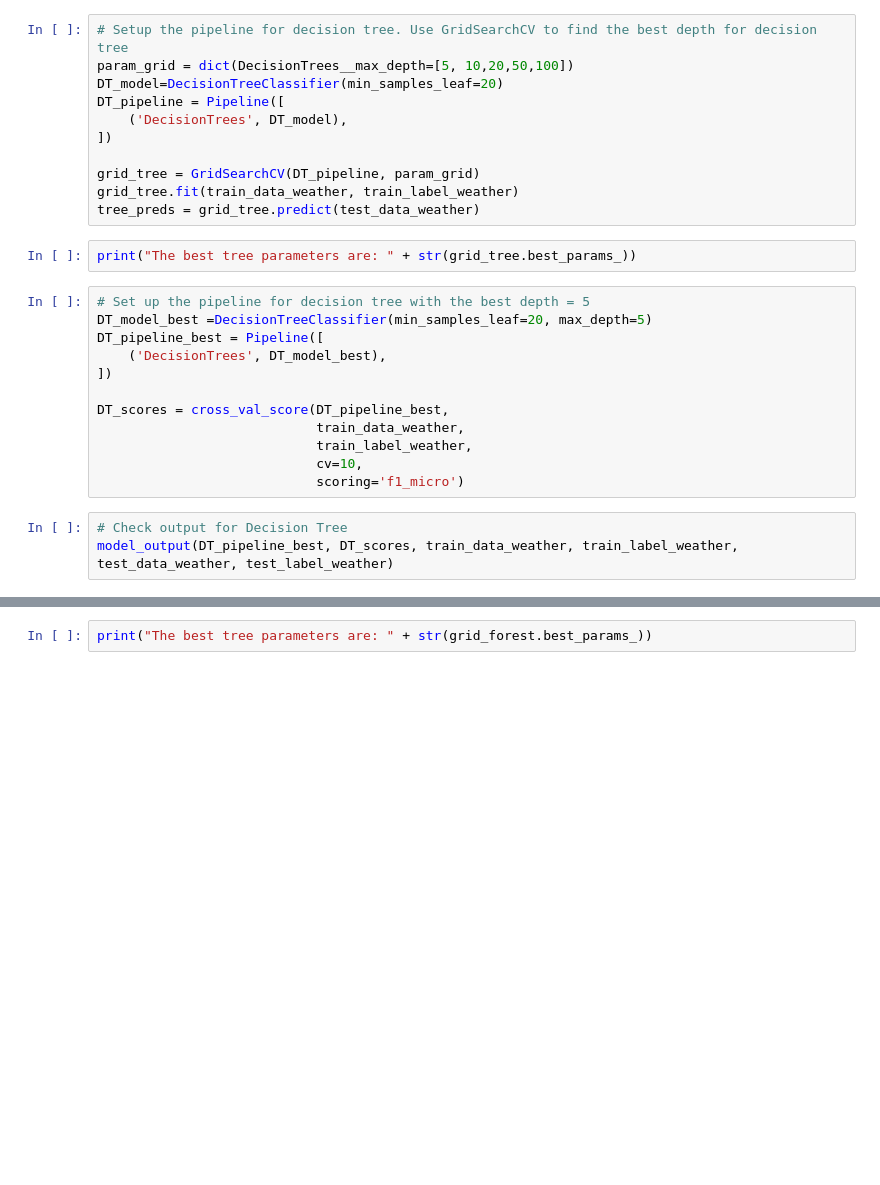
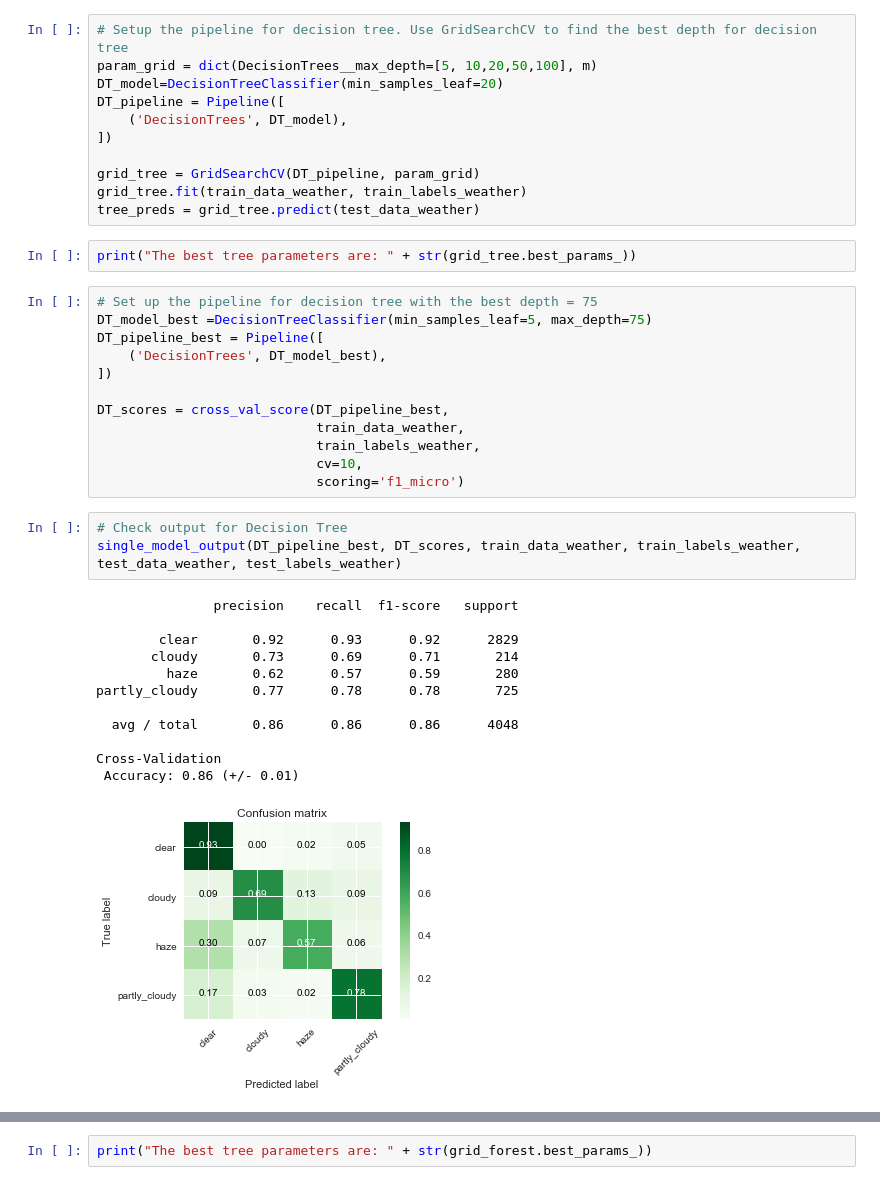
Before and after one commit to sairavuru/amazon_w207, a Jupyter notebook: w207_amazon_final_prediction.ipynb, the cells around one changed output, grey strips where cells are left out. Drawn from its saved outputs; the diff is of its cells as text; blank space fills up the shorter version.

```diff
--- a/w207_amazon_final_prediction.ipynb
+++ b/w207_amazon_final_prediction.ipynb
@@ -158,31 +166,44 @@ Which labels is it confusing? Everything for Clear by the look of if
 # %%
 # Setup the pipeline for decision tree. Use GridSearchCV to find the best depth for decision tree
-param_grid = dict(DecisionTrees__max_depth=[5, 10,20,50,100])
+param_grid = dict(DecisionTrees__max_depth=[5, 10,20,50,100], m)
 DT_model=DecisionTreeClassifier(min_samples_leaf=20)
 DT_pipeline = Pipeline([
     ('DecisionTrees', DT_model),
 ])
 
 grid_tree = GridSearchCV(DT_pipeline, param_grid)
-grid_tree.fit(train_data_weather, train_label_weather)
+grid_tree.fit(train_data_weather, train_labels_weather)
 tree_preds = grid_tree.predict(test_data_weather)
 # %%
 print("The best tree parameters are: " + str(grid_tree.best_params_))
 # %%
-# Set up the pipeline for decision tree with the best depth = 5
-DT_model_best =DecisionTreeClassifier(min_samples_leaf=20, max_depth=5)
+# Set up the pipeline for decision tree with the best depth = 75
+DT_model_best =DecisionTreeClassifier(min_samples_leaf=5, max_depth=75)
 DT_pipeline_best = Pipeline([
     ('DecisionTrees', DT_model_best),
 ])
 
 DT_scores = cross_val_score(DT_pipeline_best,
                             train_data_weather,
-                            train_label_weather,
+                            train_labels_weather,
                             cv=10,
                             scoring='f1_micro')
 # %%
 # Check output for Decision Tree
-model_output(DT_pipeline_best, DT_scores, train_data_weather, train_label_weather, test_data_weather, test_label_weather)
+single_model_output(DT_pipeline_best, DT_scores, train_data_weather, train_labels_weather, test_data_weather, test_labels_weather)
+# %% [output]
+               precision    recall  f1-score   support
+
+        clear       0.92      0.93      0.92      2829
+       cloudy       0.73      0.69      0.71       214
+         haze       0.62      0.57      0.59       280
+partly_cloudy       0.77      0.78      0.78       725
+
+  avg / total       0.86      0.86      0.86      4048
+
+Cross-Validation
+ Accuracy: 0.86 (+/- 0.01)
+[figure, added]
 # %%
 # Setup the pipeline for random forest. Use GridSearchCV to find the best parameters
 param_grid = dict(RandomForest__max_depth=[5, 10,20,50,75],
```
Also changed, not shown: parts of 15 cells of this notebook.
